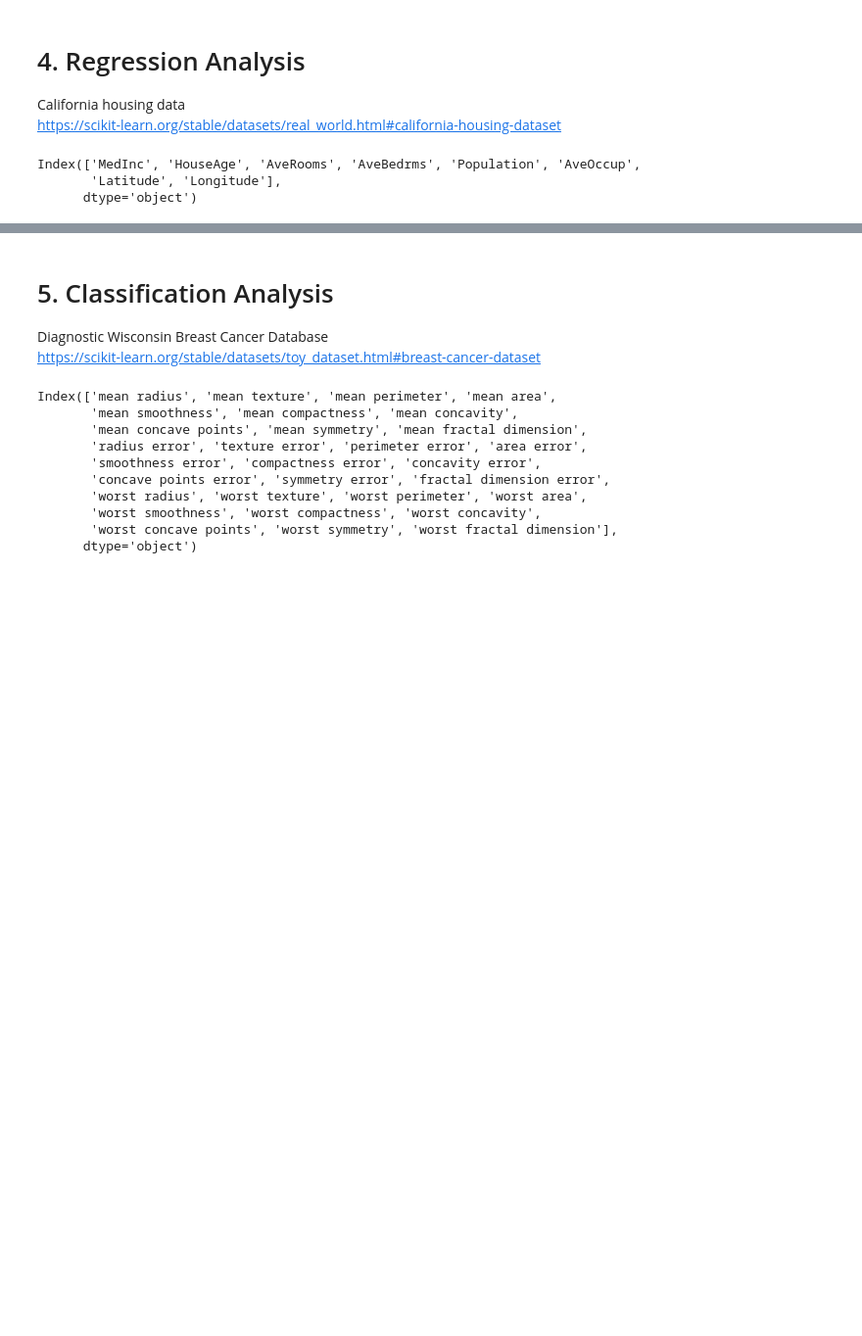
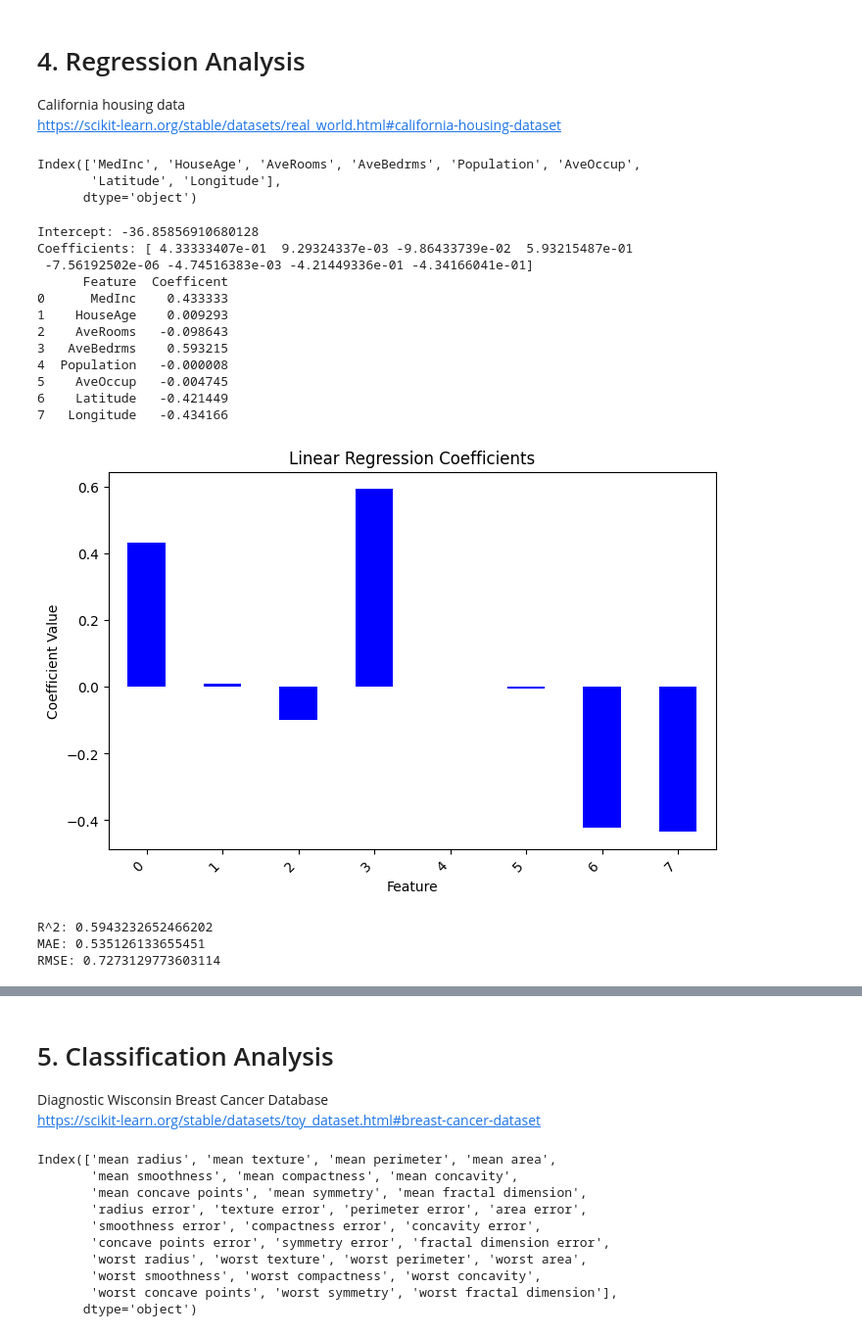
Before and after one commit to yiheng870106/Mathematics-of-Data-Science-Project-1-yiheng, a Jupyter notebook: project1.ipynb, the cells around one changed output, grey strips where cells are left out. Shown: that part at 98% size. Saved outputs shown, nothing was run; the diff lists cells and outputs as text; code cells hidden in the pictures; blank space fills up the shorter version.

```diff
--- a/project1.ipynb
+++ b/project1.ipynb
@@ -36,0 +35,38 @@ Index(['MedInc', 'HouseAge', 'AveRooms', 'AveBedrms', 'Population', 'AveOccup',
+# %%
+# write code to regress the median house value for California districts on the eight predictor variables. You can use scikit-learn or another python package for the analysis.
+#------------------
+
+from sklearn.linear_model import LinearRegression
+model=LinearRegression()
+model.fit(X_train,y_train)
+print("Intercept:",model.intercept_)
+print("Coefficients:",model.coef_)
+
+# print coefficients as table
+coef_df=pd.DataFrame({
+    "Feature": feature_names,
+    "Coefficent": model.coef_
+})
+print(coef_df)
+
+# Visualize feature coefficients as vertical bar chart
+coef_df.plot(kind="bar",figsize=(8,5),legend=False,color="blue")
+plt.title("Linear Regression Coefficients")
+plt.ylabel("Coefficient Value")
+plt.xlabel("Feature")
+plt.xticks(rotation=45,ha="right")
+plt.show()
+# %% [output]
+Intercept: -36.85856910680128
+Coefficients: [ 4.33333407e-01  9.29324337e-03 -9.86433739e-02  5.93215487e-01
+ -7.56192502e-06 -4.74516383e-03 -4.21449336e-01 -4.34166041e-01]
+      Feature  Coefficent
+0      MedInc    0.433333
+1    HouseAge    0.009293
+2    AveRooms   -0.098643
+3   AveBedrms    0.593215
+4  Population   -0.000008
+5    AveOccup   -0.004745
+6    Latitude   -0.421449
+7   Longitude   -0.434166
+[figure, added]
@@ -36,0 +76,18 @@ Index(['MedInc', 'HouseAge', 'AveRooms', 'AveBedrms', 'Population', 'AveOccup',
+# %%
+# Report the train/test r2, MAE, and RMSE values.
+#------------------
+y_pred=model.predict(X_test)
+
+from sklearn.metrics import mean_absolute_error, mean_squared_error, r2_score
+mae = mean_absolute_error(y_test,y_pred)
+mse = mean_squared_error(y_test,y_pred)
+rmse = np.sqrt(mse)
+r2 = r2_score(y_test,y_pred)
+
+print("R^2:",r2)
+print("MAE:",mae)
+print("RMSE:",rmse)
+# %% [output]
+R^2: 0.5943232652466202
+MAE: 0.535126133655451
+RMSE: 0.7273129773603114
```
Also changed, not shown: parts of 5 cells of this notebook.
